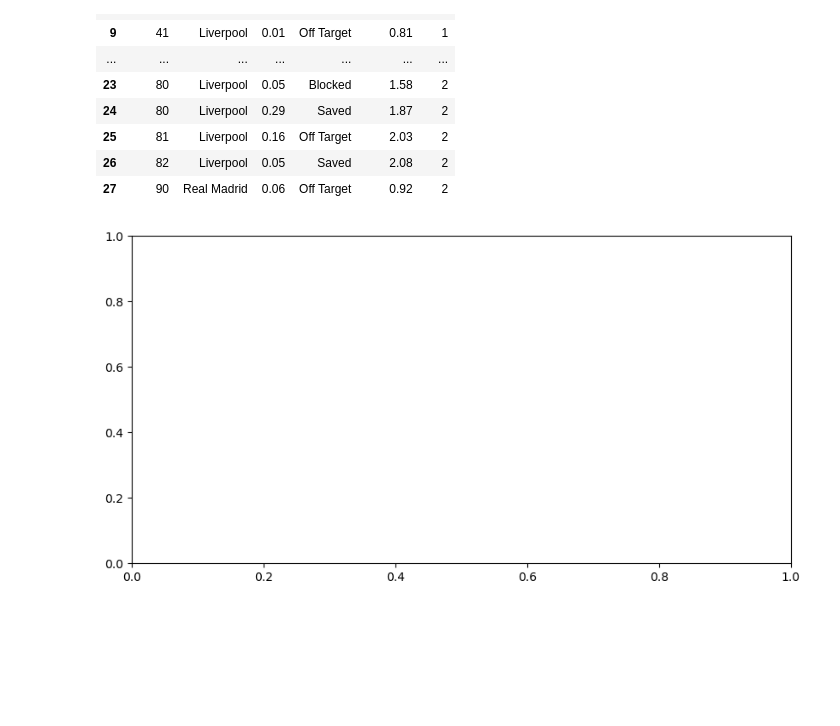
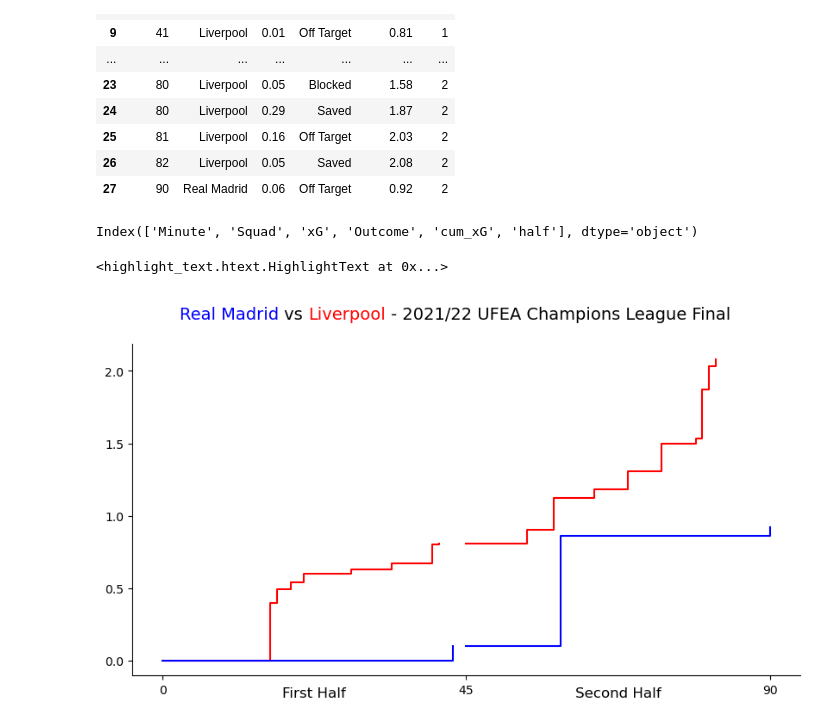
Before and after one commit to pawan-rai02/Football-Analytics, a Jupyter notebook: 05-visualizations/04-xG-flow-charts.ipynb, the cells around one changed output. Saved outputs shown, nothing was run; the diff lists cells and outputs as text; code cells hidden in the pictures; blank space fills up the shorter version.

```diff
--- a/05-visualizations/04-xG-flow-charts.ipynb
+++ b/05-visualizations/04-xG-flow-charts.ipynb
@@ -225,28 +225,69 @@ df
 | 25 | 81 | Liverpool | 0.16 | Off Target | 2.03 | 2 |
 | 26 | 82 | Liverpool | 0.05 | Saved | 2.08 | 2 |
 | 27 | 90 | Real Madrid | 0.06 | Off Target | 0.92 | 2 |
+# %%
+df.columns
+# %% [output]
+Index(['Minute', 'Squad', 'xG', 'Outcome', 'cum_xG', 'half'], dtype='object')
 # %%
 import matplotlib.pyplot as plt
 # %%
 fig, ax = plt.subplots(figsize=(10, 5))
+
+liv_col = 'red'
+rm_col  = 'blue'
 
 for team in df['Squad'].unique():
     team_df = df[df['Squad'] == team]
 
     team_df = pd.concat([
         pd.DataFrame(
             {'Squad': team, 'Minute': 0, 'xG': 0, 'Outcome': '', 'cum_xG': 0, 'half': 1},
             index=[0]
         ),
         team_df
     ])
 
 
     team_df = pd.concat([team_df[team_df['half'] == 1],
                          pd.DataFrame(
-            {'Squad': team, 'Minute': 0, 'xG': 0, 'Outcome': '', 'cum_xG': 0, 'half': 1},
+            {'Squad': team, 'Minute': 45, 'xG': 0, 'Outcome': '', 'cum_xG': team_df[team_df['half'] == 1]['cum_xG'].iloc[-1], 'half': 2},
             index=[0]
         ),
         team_df[team_df['half'] == 2]])
+
+
+    for half in team_df['half'].unique():
+        half_df = team_df[team_df['half'] == half]
+
+        ax.plot(
+            half_df['Minute'],
+            half_df['cum_xG'],
+            label = team,
+            drawstyle = 'steps-post',
+            c = liv_col if team == 'Liverpool' else rm_col
+        )
+
+ax.set_xticks([0, 45, 90])
+
+ax.text(22.5, -.25, 'First Half', ha = 'center', fontsize = 12)
+ax.text(67.5, -.25, 'Second Half', ha = 'center', fontsize = 12)
+
+ax.spines['right'].set_visible(False)
+ax.spines['top'].set_visible(False)
+
+from highlight_text import fig_text
+
+fig_text(
+    .5,
+    .95,
+    '<Real Madrid> vs <Liverpool> - 2021/22 UFEA Champions League Final',
+    fontsize = 14,
+    ha = 'center',
+    va = 'center',
+    ax = ax,
+    highlight_textprops = [{'color' : rm_col}, {'color' : liv_col}]
+)
 # %% [output]
+<highlight_text.htext.HighlightText at 0x...>
-[figure, old version]
+[figure, new version]
```
Also changed, not shown: parts of 1 cell of this notebook, 1 other file.
